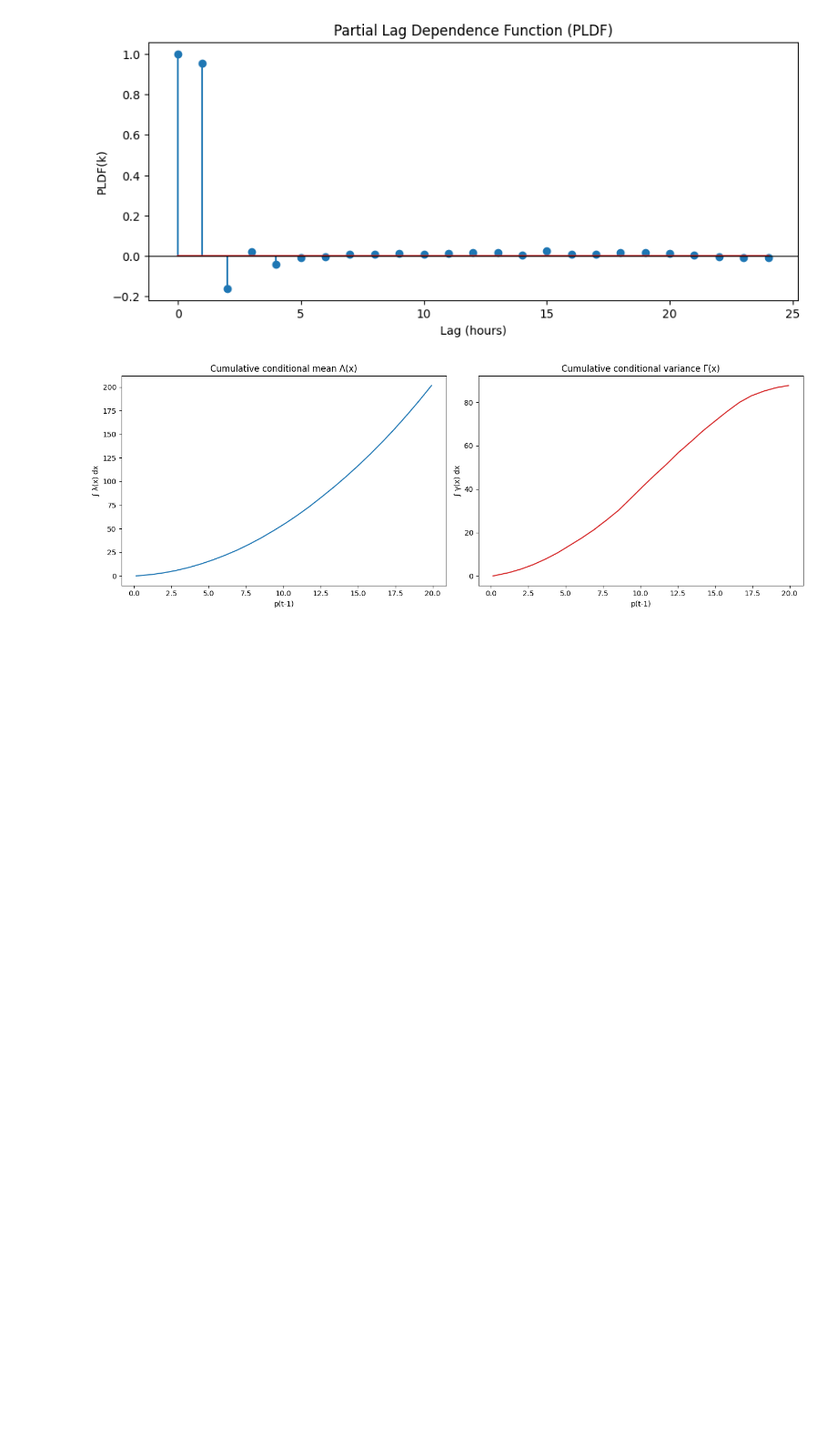
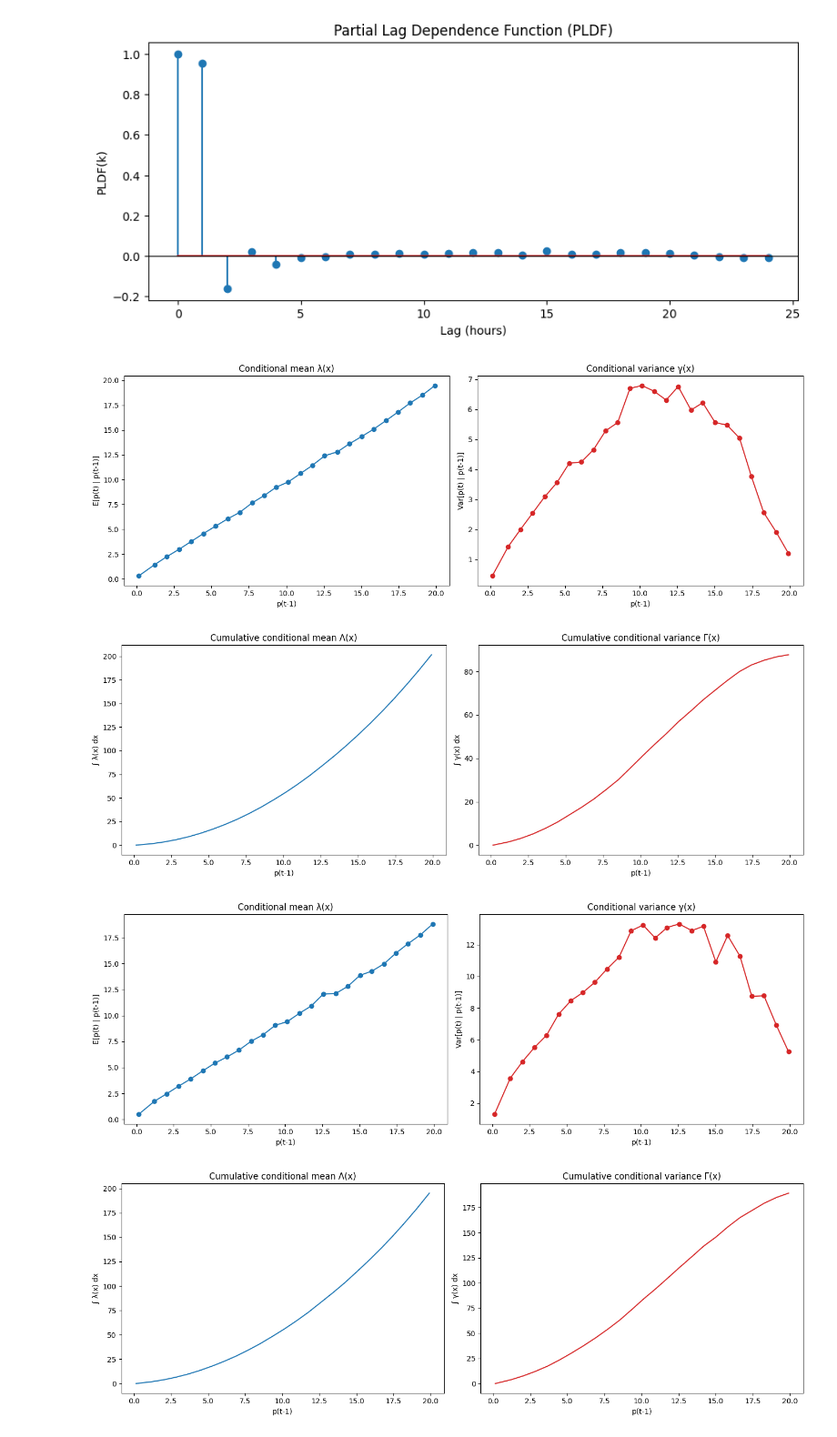
Before and after one commit to chrjx/AdvTSA, a Jupyter notebook: assignment4/tamas_preliminary/baseline_start.ipynb, the cells around one changed output. Shown at 91% size. Cells and saved outputs as stored; diff of their text form; code cells hidden in the pictures; blank space fills up the shorter version.

```diff
--- a/assignment4/tamas_preliminary/baseline_start.ipynb
+++ b/assignment4/tamas_preliminary/baseline_start.ipynb
@@ -401,32 +401,78 @@ plt.show()
 # %% [output]
 [figure]
 # %%
+import numpy as np
+import pandas as pd
+import matplotlib.pyplot as plt
+
+
+# --- Regressogram ---
+def regressogram(x_lag, x_now, n_bins=25):
+    df = pd.DataFrame({"x_lag": x_lag, "x_now": x_now}).dropna()
+    df["bin"] = pd.cut(df["x_lag"], bins=n_bins)
+
+    g = df.groupby("bin")
+    x_center = g["x_lag"].mean()
+    lambda_hat = g["x_now"].mean()
+    gamma_hat = g["x_now"].var()
+
+    return x_center.values, lambda_hat.values, gamma_hat.values
+
 def cumulative_integral(x, y):
     idx = np.argsort(x)
     x_sorted = x[idx]
     y_sorted = y[idx]
     cum = np.cumsum(np.diff(x_sorted, prepend=x_sorted[0]) * y_sorted)
     return x_sorted, cum
 
-xL, Lambda_hat = cumulative_integral(xc, lambda_hat)
-xG, Gamma_hat = cumulative_integral(xc, gamma_hat)
+# --- Prepare series ---
+p = X["p"].values
+for i in range(3):
+    p_lag = np.roll(p, i + 1)
+    p_lag[:i + 1] = np.nan
 
-fig, ax = plt.subplots(1, 2, figsize=(14, 5))
+    xc, lambda_hat, gamma_hat = regressogram(p_lag, p)
 
-ax[0].plot(xL, Lambda_hat)
-ax[0].set_title("Cumulative conditional mean Λ(x)")
-ax[0].set_xlabel("p(t-1)")
-ax[0].set_ylabel("∫ λ(x) dx")
+    fig, ax = plt.subplots(1, 2, figsize=(14, 5))
 
-ax[1].plot(xG, Gamma_hat, color="tab:red")
-ax[1].set_title("Cumulative conditional variance Γ(x)")
-ax[1].set_xlabel("p(t-1)")
-ax[1].set_ylabel("∫ γ(x) dx")
+    ax[0].plot(xc, lambda_hat, marker="o")
+    ax[0].set_title("Conditional mean λ(x)")
+    ax[0].set_xlabel(f"p(t-{i+1})")
+    ax[0].set_ylabel(f"E[p(t) | p(t-{i+1})]")
 
-plt.tight_layout()
-plt.show()
+    ax[1].plot(xc, gamma_hat, marker="o", color="tab:red")
+    ax[1].set_title("Conditional variance γ(x)")
+    ax[1].set_xlabel(f"p(t-{i+1})")
+    ax[1].set_ylabel(f"Var[p(t) | p(t-{i+1})]")
+
+    plt.tight_layout()
+    plt.show()
+
+
+
+
+    xL, Lambda_hat = cumulative_integral(xc, lambda_hat)
+    xG, Gamma_hat = cumulative_integral(xc, gamma_hat)
+
+    fig, ax = plt.subplots(1, 2, figsize=(14, 5))
+
+    ax[0].plot(xL, Lambda_hat)
+    ax[0].set_title("Cumulative conditional mean Λ(x)")
+    ax[0].set_xlabel(f"p(t-{i+1})")
+    ax[0].set_ylabel("∫ λ(x) dx")
+
+    ax[1].plot(xG, Gamma_hat, color="tab:red")
+    ax[1].set_title("Cumulative conditional variance Γ(x)")
+    ax[1].set_xlabel(f"p(t-{i+1})")
+    ax[1].set_ylabel("∫ γ(x) dx")
+
+    plt.tight_layout()
+    plt.show()
 # %% [output]
-[figure, old version]
+[figure, new version]
+[figure, added]
+[figure, added]
+[figure, added]
 # %%
 from statsmodels.nonparametric.smoothers_lowess import lowess
 from sklearn.metrics import r2_score
```
Also changed, not shown: parts of 3 cells of this notebook, 1 other file.
